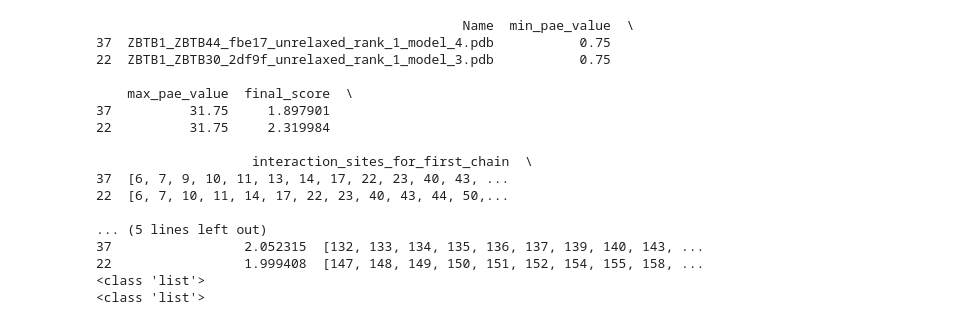
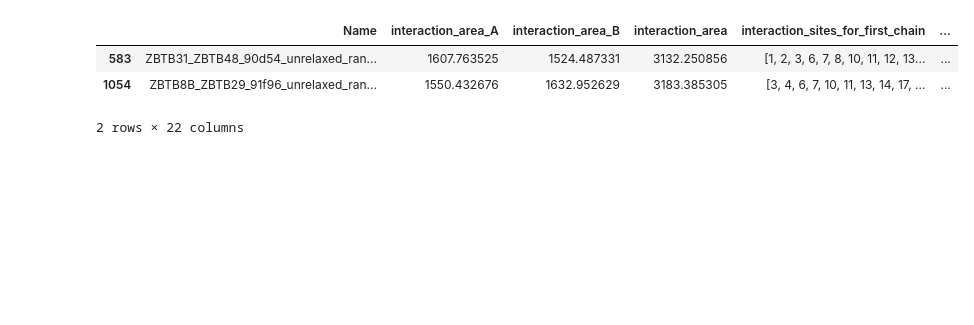
Before and after one commit to EgeEzen/Laboratory-Work, a Jupyter notebook: AlphaFold-Interaction-Scores/interaction_scoring_script.ipynb, the cells around one changed output. Cells and saved outputs as stored; diff of their text form; code cells hidden in the pictures; blank space fills up the shorter version.

```diff
--- a/AlphaFold-Interaction-Scores/interaction_scoring_script.ipynb
+++ b/AlphaFold-Interaction-Scores/interaction_scoring_script.ipynb
@@ -10,0 +23,9 @@ json_file_names = glob.glob('*.json')
+# %%
+#In this cell, HOMOdimers are read from the homodimers/ directory
+import os
+import glob
+
+file_location = os.path.join('homodimers') #directory name is stored
+file_names_homodimers = glob.glob('homodimers/*.pdb') #pdb file names are stored
+
+print(file_names_homodimers[0:5])
@@ -32,6 +125,8 @@ def get_structure_dict(file_name):
     result_no_atoms = result.nAtoms() #this returns no of atoms in the result, int
     #if you can print
 
+    total_area = result.totalArea() #Total SASA of the structure, you can also get  this
+
     result_dict = result.residueAreas()#this gets SASA for all residues, returns a freesasa.ResidueArea object
     #to reach a specific residue = result_dict["A"]["5"], A is for chain, the other number is for residue!
 
@@ -158,29 +369,14 @@ for f in file_names:
 # %%
-interaction_scorings_df = interaction_scorings_df.sort_values("final_score") #they are sorted by final_score with ascending manner
-print(interaction_scorings_df.head(2))
-print(type(interaction_scorings_df.iloc[0,4]))
-print(type(interaction_sites_for_B))
+interaction_scorings_df = interaction_scorings_df.sort_values("log_PAE_comparison_homodimers",ascending=False) #they are sorted by final_score with ascending manner
+display(interaction_scorings_df.head(2))
 
-interaction_scorings_df.to_csv('figures_and_csv_1/interaction_scorings.csv',index=False)
-interaction_scorings_df.to_excel('figures_and_csv_1/interaction_scorings.xlsx',index=False)
+interaction_scorings_df.to_csv('figures_csv/interaction_scorings_PAE_sorted.csv',index=False) #interaction_scoring_df is saved
+interaction_scorings_df.to_excel('figures_csv/interaction_scorings_PAE_sorted.xlsx',index=False) #interaction_scoring_df is saved
 # %% [output]
+|  | Name | interaction_area_A | interaction_area_B | interaction_area | interaction_sites_for_first_chain | ... |
+| 583 | ZBTB31_ZBTB48_90d54_unrelaxed_ran... | 1607.763525 | 1524.487331 | 3132.250856 | [1, 2, 3, 6, 7, 8, 10, 11, 12, 13... | ... |
+| 1054 | ZBTB8B_ZBTB29_91f96_unrelaxed_ran... | 1550.432676 | 1632.952629 | 3183.385305 | [3, 4, 6, 7, 10, 11, 13, 14, 17, ... | ... |
-                                               Name  min_pae_value  \
-37  ZBTB1_ZBTB44_fbe17_unrelaxed_rank_1_model_4.pdb           0.75
-22  ZBTB1_ZBTB30_2df9f_unrelaxed_rank_1_model_3.pdb           0.75
-
-    max_pae_value  final_score  \
-37          31.75     1.897901
-22          31.75     2.319984
-
-                    interaction_sites_for_first_chain  \
-37  [6, 7, 9, 10, 11, 13, 14, 17, 22, 23, 40, 43, ...
-22  [6, 7, 10, 11, 14, 17, 22, 23, 40, 43, 44, 50,...
-
-... (5 lines left out)
-37                 2.052315  [132, 133, 134, 135, 136, 137, 139, 140, 143, ...
-22                 1.999408  [147, 148, 149, 150, 151, 152, 154, 155, 158, ...
-<class 'list'>
-<class 'list'>
+2 rows × 22 columns
 # %%
 #This part is just to change the 'Name' column of interaction_scorings_df into more readable format
 
```
Also changed, not shown: parts of 16 cells of this notebook.
